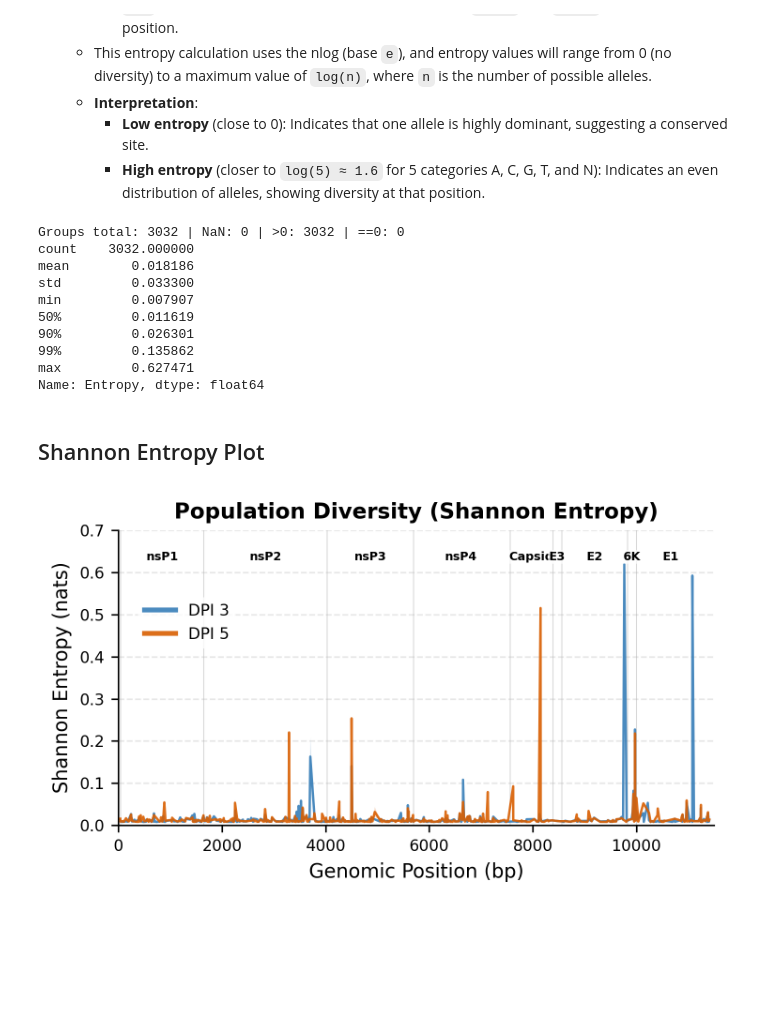
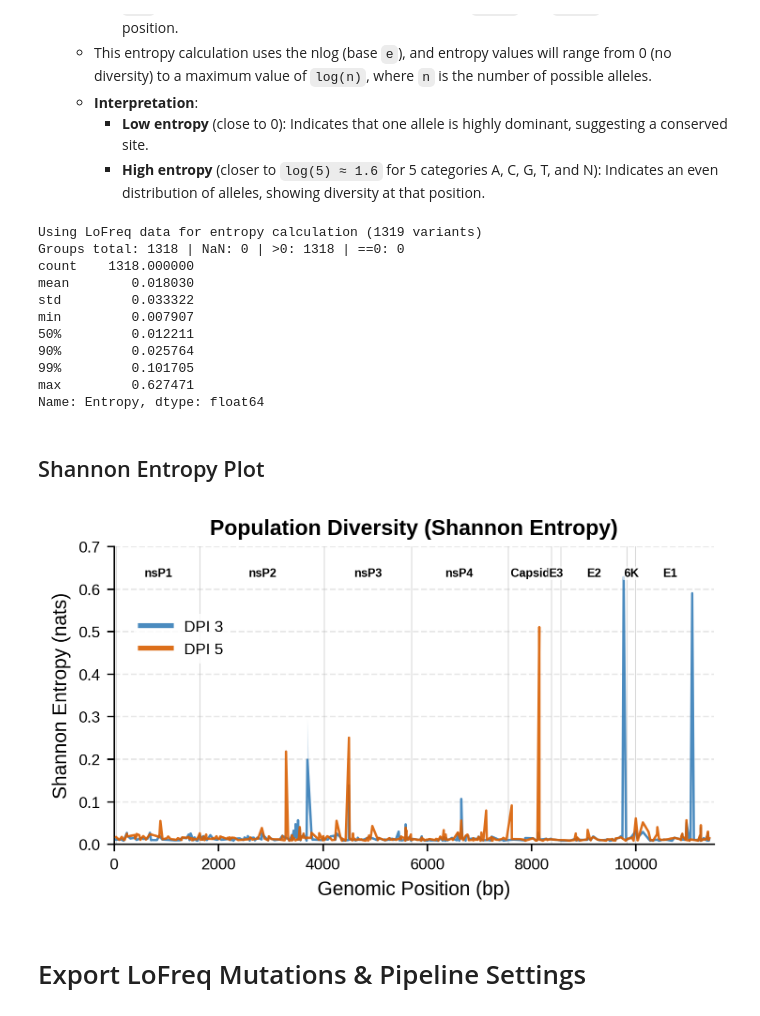
Before and after one commit to aleponce4/alphavirus-variant-analysis-workflow, a Jupyter notebook: Variant_discovery_pipeline/Scripts/analysis.ipynb, the cells around one changed output. Cells and saved outputs as stored; diff of their text form; code cells hidden in the pictures; blank space fills up the shorter version.

```diff
--- a/Variant_discovery_pipeline/Scripts/analysis.ipynb
+++ b/Variant_discovery_pipeline/Scripts/analysis.ipynb
@@ -1540,8 +1546,17 @@ import numpy as np
 import pandas as pd
 from scipy.stats import entropy
 
-# Merge LoFreq and iVar datasets for entropy calculation
-entropy_data = pd.concat([lofreq_df, ivar_df], ignore_index=True)
+# Toggle: choose which variant caller to use for entropy calculation
+ENTROPY_CALLER = 'LoFreq'  # Change to 'LoFreq', 'iVar', or 'Both'
+
+if ENTROPY_CALLER == 'LoFreq':
+    entropy_data = lofreq_df.copy()
+elif ENTROPY_CALLER == 'iVar':
+    entropy_data = ivar_df.copy()
+else:
+    entropy_data = pd.concat([lofreq_df, ivar_df], ignore_index=True)
+
+print(f"Using {ENTROPY_CALLER} data for entropy calculation ({len(entropy_data)} variants)")
 
 def parse_af_list(v):
     """Return list of floats from AF cell; supports scalar, '0.02,0.01', list-like."""
@@ -1587,19 +1602,24 @@ def af_vector_from_group(group):
     lens = pd.Series([len(a) for a in af_lists])
     k_mode = int(lens.mode().iat[0])
     aligned = [a for a in af_lists if len(a) == k_mode]
-    if not aligned:
-        # Fall back: collapse to total alt fraction per row, then average
-        alt_tot = np.mean([sum(a) for a in af_lists])
-        af_vec = np.array([alt_tot], dtype=float)
-    else:
-        # Average AF per ALT across rows
-        af_vec = np.array(aligned, dtype=float).mean(axis=0)
 
-    # Detect percent scale (any AF > 1 ⇒ divide by 100)
+    # 1. Determine the maximum number of ALT alleles reported by any caller
+    max_alts = max(len(a) for a in af_lists)
+
+    # 2. Pad shorter lists with zeros so they can be averaged as a matrix
+    padded_af = []
+    for a in af_lists:
+        padding = [0.0] * (max_alts - len(a))
+        padded_af.append(a + padding)
+
+    # 3. Average across callers (rows) for each specific ALT allele
+    af_vec = np.array(padded_af, dtype=float).mean(axis=0)
+
+    # Detect percent scale (any AF > 1 => divide by 100)
     if np.nanmax(af_vec) > 1.0:
         af_vec = af_vec / 100.0
 
-    # Clamp numerics and ensure total ≤ 1
+    # Clamp numerics and ensure total <= 1
     af_vec = np.clip(af_vec, 0.0, 1.0)
     p_alt_total = float(min(1.0, af_vec.sum()))
     p_ref = float(max(0.0, 1.0 - p_alt_total))
@@ -1611,7 +1631,7 @@ def af_vector_from_group(group):
         return np.nan
     freqs = freqs / s
 
-    # Drop exact zeros (don’t affect H)
+    # Drop exact zeros (don't affect H)
     freqs = freqs[freqs > 0]
     return freqs if freqs.size > 0 else np.nan
 
@@ -1654,14 +1674,15 @@ print(
     .describe(percentiles=[0.5, 0.9, 0.99])
 )
 # %% [output]
-Groups total: 3032 | NaN: 0 | >0: 3032 | ==0: 0
-count    3032.000000
-mean        0.018186
-std         0.033300
+Using LoFreq data for entropy calculation (1319 variants)
+Groups total: 1318 | NaN: 0 | >0: 1318 | ==0: 0
+count    1318.000000
+mean        0.018030
+std         0.033322
 min         0.007907
-50%         0.011619
-90%         0.026301
-99%         0.135862
+50%         0.012211
+90%         0.025764
+99%         0.101705
 max         0.627471
 Name: Entropy, dtype: float64
 # %% [markdown]
@@ -1671,10 +1692,11 @@ import numpy as np
 import pandas as pd
 import matplotlib.pyplot as plt
 
+
 # ---------- Data Aggregation ----------
 # Group by DPI and Position to calculate Mean and SEM
 agg_df = (
-    df.groupby(['dpi', 'POS'])['Entropy']
+    entropy_df.groupby(['dpi', 'POS'])['Entropy']
     .agg(['mean', 'sem'])
     .reset_index()
 )
@@ -1716,7 +1738,7 @@ for line in leg.get_lines():
 
 # ---------- Viral Architecture Overlay ----------
 for gene, info in gene_positions.items():
-    # Vertical lines for boundaries (zorder=1)
+    # Vertical lines for boundaries
     ax.axvline(info['start'], color='gray', linewidth=0.5, alpha=0.3, zorder=1)
 
     # Gene labels at the top
@@ -1727,31 +1749,33 @@ for gene, info in gene_positions.items():
 
 # ---------- Styling ----------
 ax.set_xlabel('Genomic Position (bp)', fontsize=10)
 ax.set_ylabel('Shannon Entropy (nats)', fontsize=10)
 ax.set_title('Population Diversity (Shannon Entropy)', fontsize=11, fontweight='bold')
 
 ax.set_xlim(0, 11500)
 ax.set_ylim(0, 0.7)
 ax.set_xticks(np.arange(0, 12000, 2000))
 
 # Clean axes
 ax.spines['top'].set_visible(False)
 ax.spines['right'].set_visible(False)
 ax.tick_params(axis='both', which='major', labelsize=8)
 ax.grid(axis='y', linestyle='--', alpha=0.3, zorder=0)
 
 # ---------- Save Outputs ----------
 output_path = f'{output_dir}/VEEV_entropy_DPI'
 
 # 1. Save SVG (Vector)
 plt.savefig(f'{output_path}.svg', format='svg', bbox_inches='tight')
 
 # 2. Save TIFF (High-res compressed for publication)
 plt.savefig(f'{output_path}.tiff', format='tiff', dpi=600,
             facecolor='white', bbox_inches='tight',
             pil_kwargs={'compression': 'tiff_lzw'})
 
 plt.tight_layout()
 plt.show()
 # %% [output]
-[figure, old version]
+[figure, new version]
+# %% [markdown]
+# Export LoFreq Mutations & Pipeline Settings
```
Also changed, not shown: parts of 2 cells of this notebook, 20 other files.
